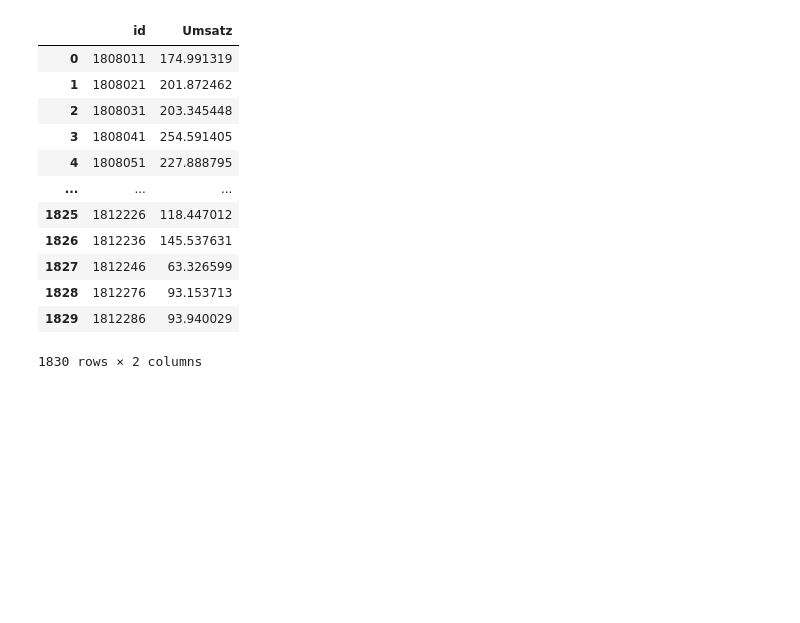
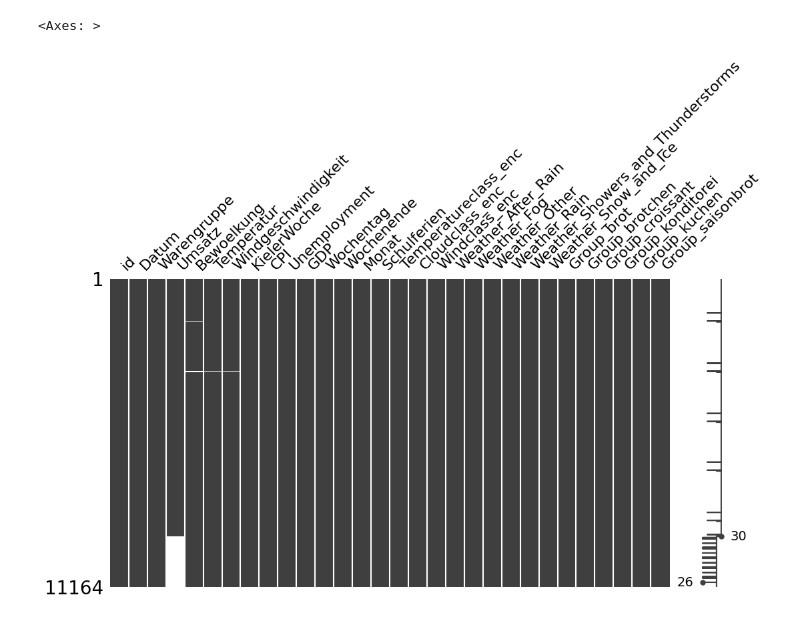
Before and after one commit to thorsten789/bakery_sales_prediction, a Jupyter notebook: 3_Model/Matthias/model.ipynb, the cells around one changed output. Drawn from its saved outputs; the diff is of its cells as text; code cells hidden in the pictures; blank space fills up the shorter version.

```diff
--- a/3_Model/Matthias/model.ipynb
+++ b/3_Model/Matthias/model.ipynb
@@ -133,20 +17,7 @@ strong multicollinearity problems or that the design matrix is singular.
-# %%
-pred = model.predict(test_data).clip(lower=0)
-pred_df = pred.rename("Umsatz").reset_index()
-pred_df.to_csv("prognose_kaggle_baseline.csv", index=False)
-
-pred_df
-# %% [output]
-|  | id | Umsatz |
-| 0 | 1808011 | 174.991319 |
-| 1 | 1808021 | 201.872462 |
-| 2 | 1808031 | 203.345448 |
-| 3 | 1808041 | 254.591405 |
-| 4 | 1808051 | 227.888795 |
-| ... | ... | ... |
-| 1825 | 1812226 | 118.447012 |
-| 1826 | 1812236 | 145.537631 |
-| 1827 | 1812246 | 63.326599 |
-| 1828 | 1812276 | 93.153713 |
-| 1829 | 1812286 | 93.940029 |
-1830 rows × 2 columns
+# %%
+import missingno as msno
+
+msno.matrix(features, figsize=(12, 6))
+# %% [output]
+<Axes: >
+[figure, added]
```
Also changed, not shown: parts of 11 cells of this notebook, 15 other files.
